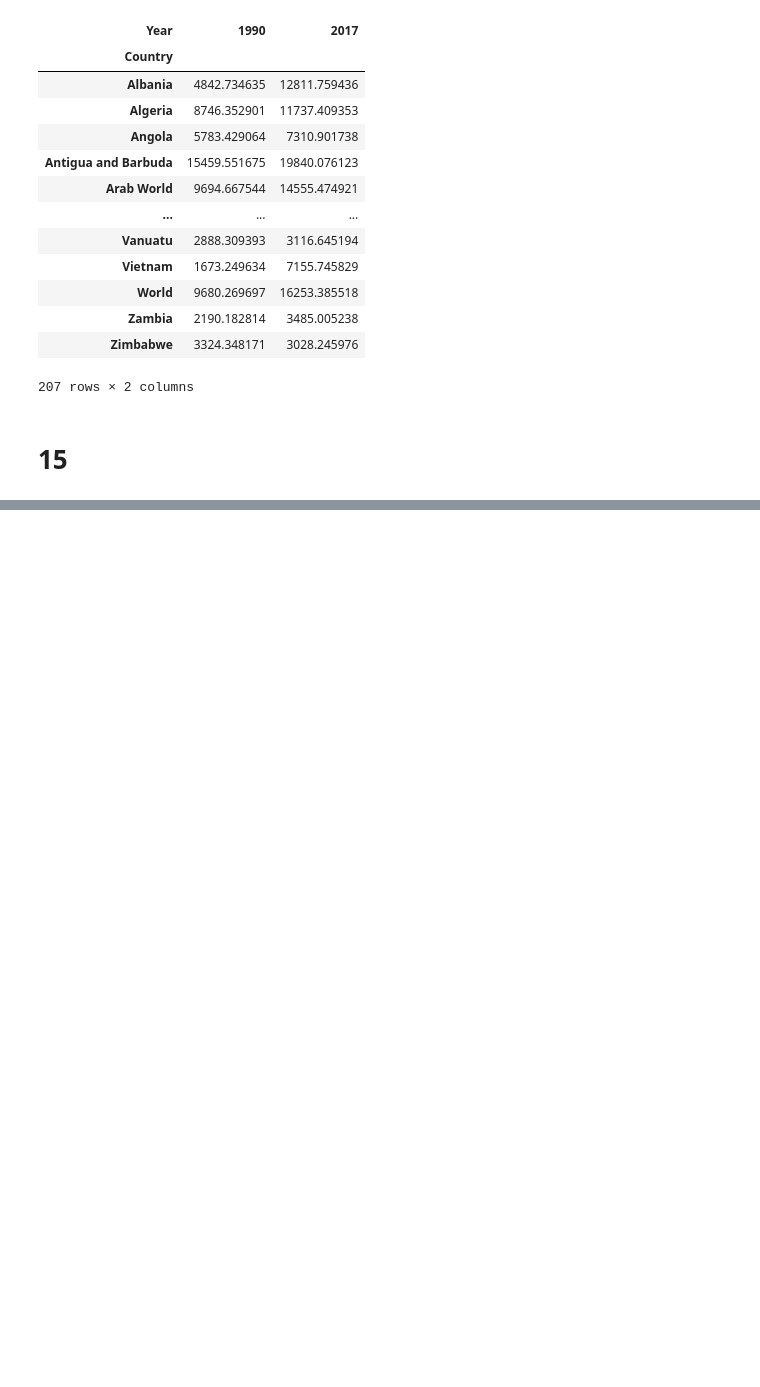
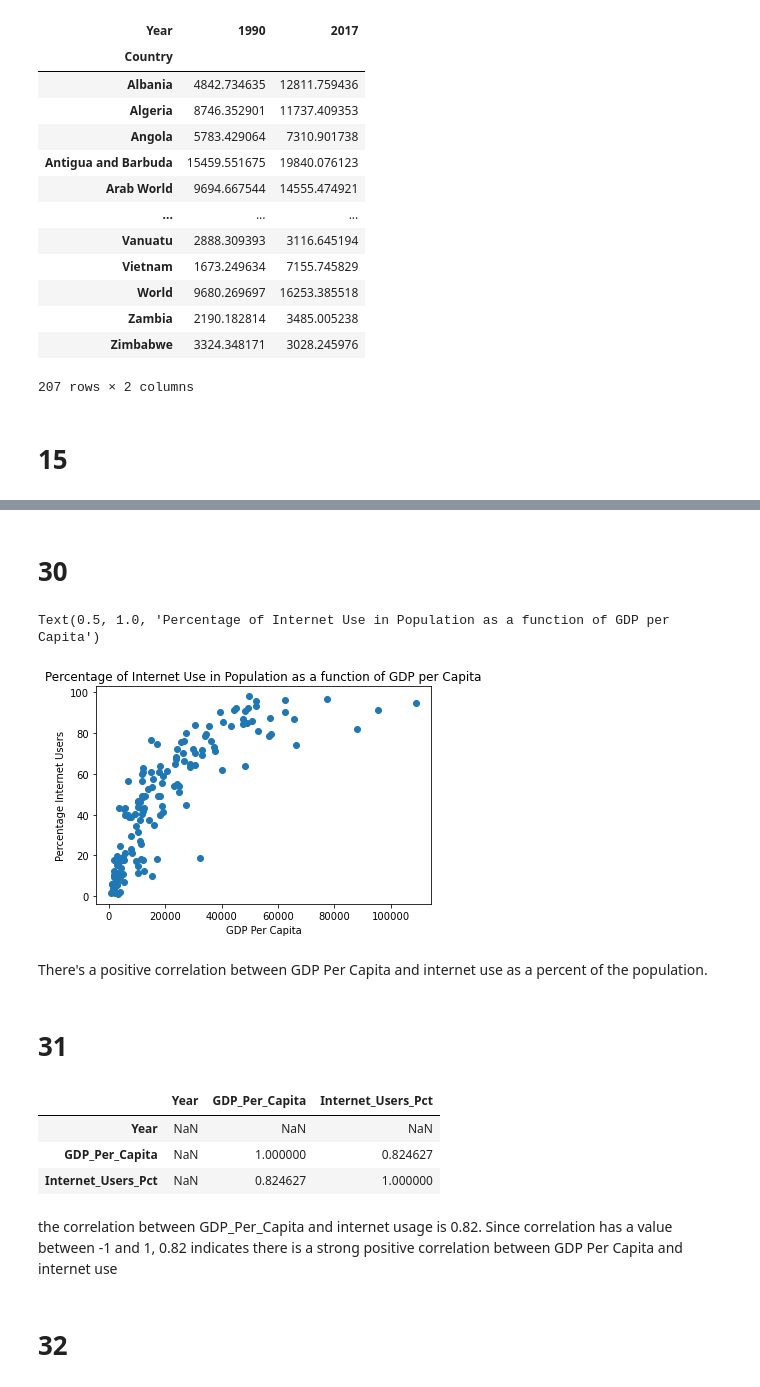
Before and after one commit to nss-data-science-cohort-5/un_exploration-elavender1, a Jupyter notebook: notebooks/data exploration.ipynb, the cells around one changed output, grey strips where cells are left out. Cells and saved outputs as stored; diff of their text form; code cells hidden in the pictures; blank space fills up the shorter version.

```diff
--- a/notebooks/data exploration.ipynb
+++ b/notebooks/data exploration.ipynb
@@ -567,0 +613,3 @@ plt.show()
+# %%
+gdp_and_internet_use_2014 = gdp_and_internet_use[gdp_and_internet_use["Year"] == 2014]
+gdp_and_internet_use_2014[gdp_and_internet_use["Internet_Users_Pct"] >= 90].count()
@@ -567,0 +667,25 @@ plt.show()
+# %% [markdown]
+# 30
+# %%
+Internet_Users_v_GDP = plt.scatter( gdp_and_internet_use_2014["GDP_Per_Capita"], gdp_and_internet_use_2014["Internet_Users_Pct"])
+plt.xlabel("GDP Per Capita"),
+plt.ylabel("Percentage Internet Users")
+plt.title("Percentage of Internet Use in Population as a function of GDP per Capita")
+# %% [output]
+Text(0.5, 1.0, 'Percentage of Internet Use in Population as a function of GDP per Capita')
+[figure, added]
+# %% [markdown]
+There's a positive correlation between GDP Per Capita and internet use as a percent of the population.
+# %% [markdown]
+# 31
+# %%
+gdp_and_internet_use_2014.corr(method ='pearson')
+# %% [output]
+|  | Year | GDP_Per_Capita | Internet_Users_Pct |
+| Year | NaN | NaN | NaN |
+| GDP_Per_Capita | NaN | 1.000000 | 0.824627 |
+| Internet_Users_Pct | NaN | 0.824627 | 1.000000 |
+# %% [markdown]
+the correlation between GDP_Per_Capita and internet usage is 0.82.  Since correlation has a value between -1 and 1, 0.82 indicates there is a strong positive correlation between GDP Per Capita and internet use
+# %% [markdown]
+# 32
```
Also changed, not shown: parts of 98 cells of this notebook.
